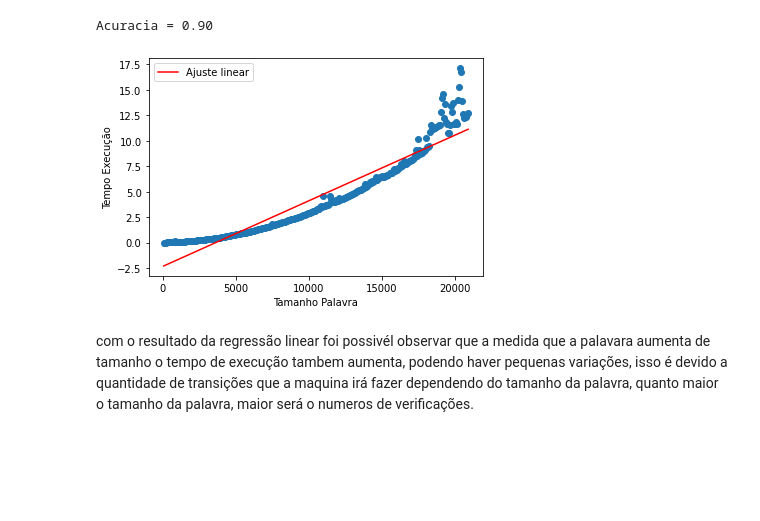
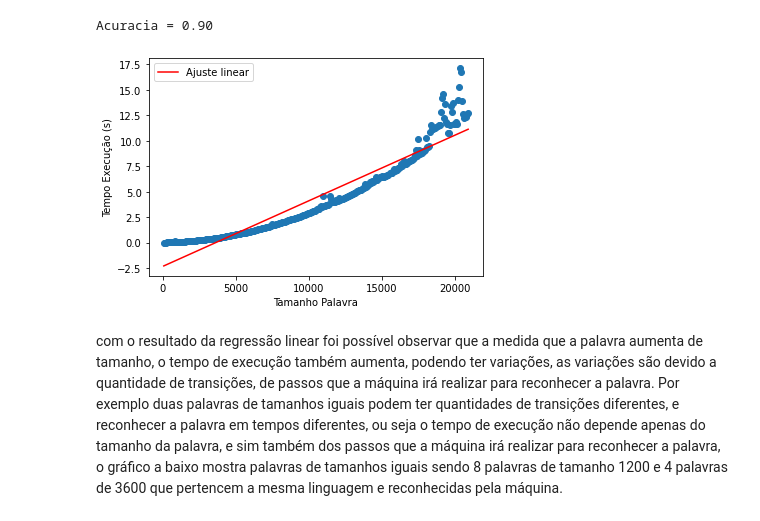
Before and after one commit to Adeniltonarcanjo/MTND--Maquina-de-Turing-Nao-Deterministica-, a Jupyter notebook: MTND.ipynb, the cells around one changed output. Saved outputs shown, nothing was run; the diff lists cells and outputs as text; code cells hidden in the pictures; blank space fills up the shorter version.

```diff
--- a/MTND.ipynb
+++ b/MTND.ipynb
@@ -232,10 +232,10 @@ reta = coef_angular*X+coef_linear
 # %%
 plt.scatter(X,Y,label='');
 plt.plot(X,reta,label='Ajuste linear',color='red');
 plt.xlabel('Tamanho Palavra');
-plt.ylabel('Tempo Execução');
+plt.ylabel('Tempo Execução (s)');
 plt.legend();
 # %% [output]
-[figure, old version]
+[figure, new version]
-# %% [markdown]
-com o resultado da regressão linear foi possivél observar que a medida que a palavara aumenta de tamanho o tempo de execução tambem aumenta, podendo haver pequenas variações, isso é devido a quantidade de transições que a maquina irá fazer dependendo do tamanho da palavra, quanto maior o tamanho da palavra, maior será o numeros de verificações.
+# %% [markdown]
+com o resultado da regressão linear foi possível observar que a medida que a palavra aumenta de tamanho, o tempo de execução também aumenta, podendo ter variações, as variações são devido a quantidade de transições, de passos que a máquina irá realizar para reconhecer a palavra. Por exemplo duas palavras de tamanhos iguais podem ter quantidades de transições diferentes, e reconhecer a palavra em tempos diferentes, ou seja o tempo de execução não depende apenas do tamanho da palavra, e sim também dos passos que a máquina irá realizar para reconhecer a palavra, o gráfico a baixo mostra palavras de tamanhos iguais sendo 8 palavras de tamanho 1200 e 4 palavras de 3600 que pertencem a mesma linguagem e reconhecidas pela máquina.
```
Also changed, not shown: parts of 6 cells of this notebook.
